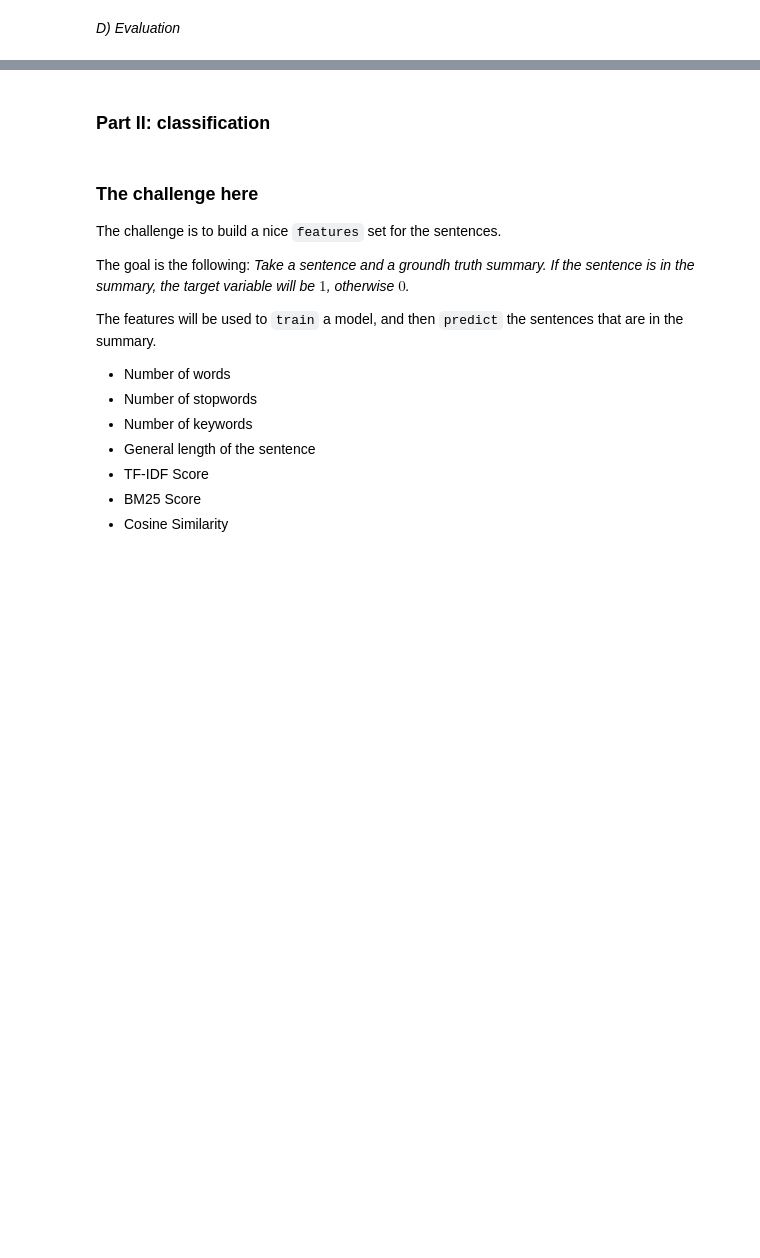
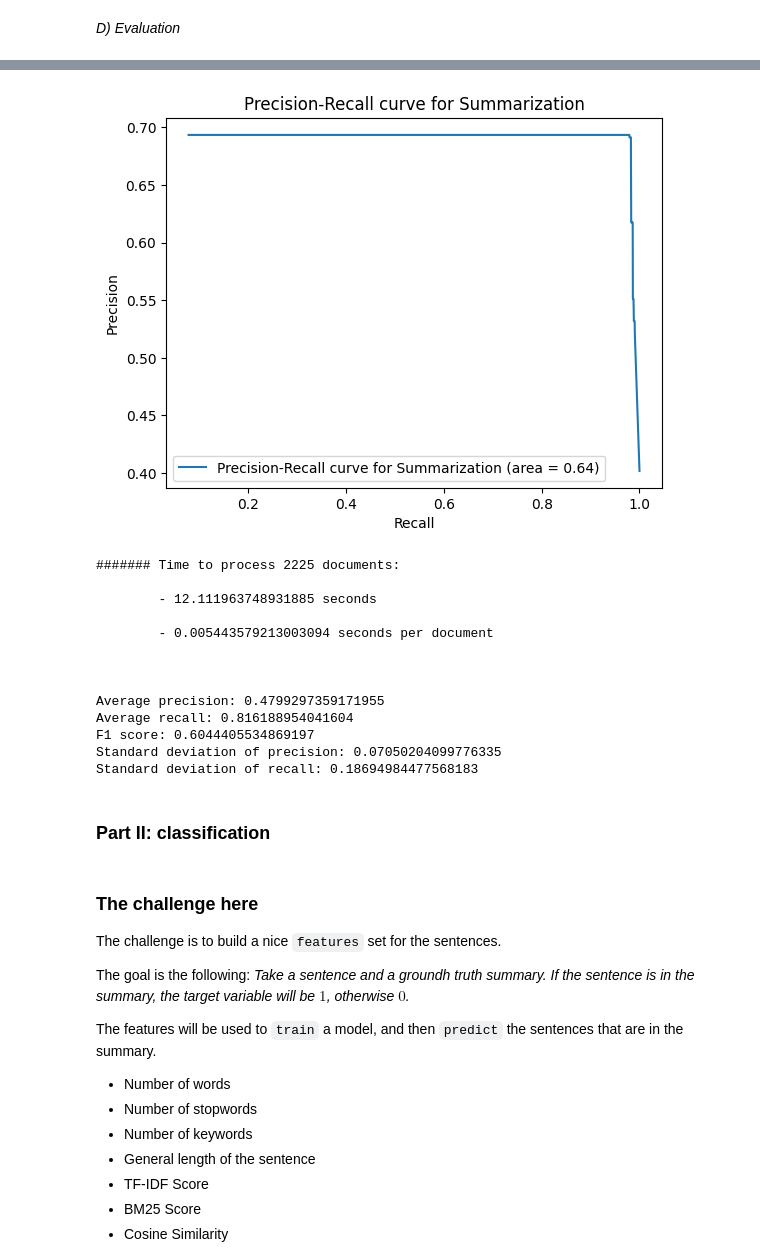
Before and after one commit to danieleavolio/Information-Processing-and-Retrieval, a Jupyter notebook: Project2/Code/G08_P2_notebook.ipynb, the cells around one changed output, grey strips where cells are left out. Drawn from its saved outputs; the diff is of its cells as text; code cells hidden in the pictures; blank space fills up the shorter version.

```diff
--- a/Project2/Code/G08_P2_notebook.ipynb
+++ b/Project2/Code/G08_P2_notebook.ipynb
@@ -683,6 +653,40 @@ F1 score: 0.5680614994153812
 Standard deviation of precision: 0.0820834016611938
 Standard deviation of recall: 0.22476602113157132
 Mean average precision: 0.6696701998831003
+# %%
+# Let's try to change the number of sentences to summarize and max clusters
+docs_to_summarize = documents
+real_summaries = summaries
+
+produced_summaries = []
+
+for i, doc in enumerate(docs_to_summarize):
+    clusters, centroids = sentence_clustering(doc, return_centroids=True, max_clusters=4)
+    summary = summarization(doc, clusters, centroids=centroids, number_of_sentences=9)
+    produced_summaries.append(summary)
+
+average_precision, average_recall, f1, std_precision, std_recall, m_a_p = evaluation_given_summaries(produced_summaries, real_summaries, "Summarization")
+
+print(f"Average precision: {average_precision}")
+print(f"Average recall: {average_recall}")
+print(f"F1 score: {f1}")
+print(f"Standard deviation of precision: {std_precision}")
+print(f"Standard deviation of recall: {std_recall}")
+# %% [output]
+[figure, added]
+####### Time to process 2225 documents:
+
+        - 12.111963748931885 seconds
+
+        - 0.005443579213003094 seconds per document
+
+
+
+Average precision: 0.4799297359171955
+Average recall: 0.816188954041604
+F1 score: 0.6044405534869197
+Standard deviation of precision: 0.07050204099776335
+Standard deviation of recall: 0.18694984477568183
 # %% [markdown]
 <h3>Part II: classification</h3>
 # %% [markdown]
```
Also changed, not shown: parts of 29 cells of this notebook.
